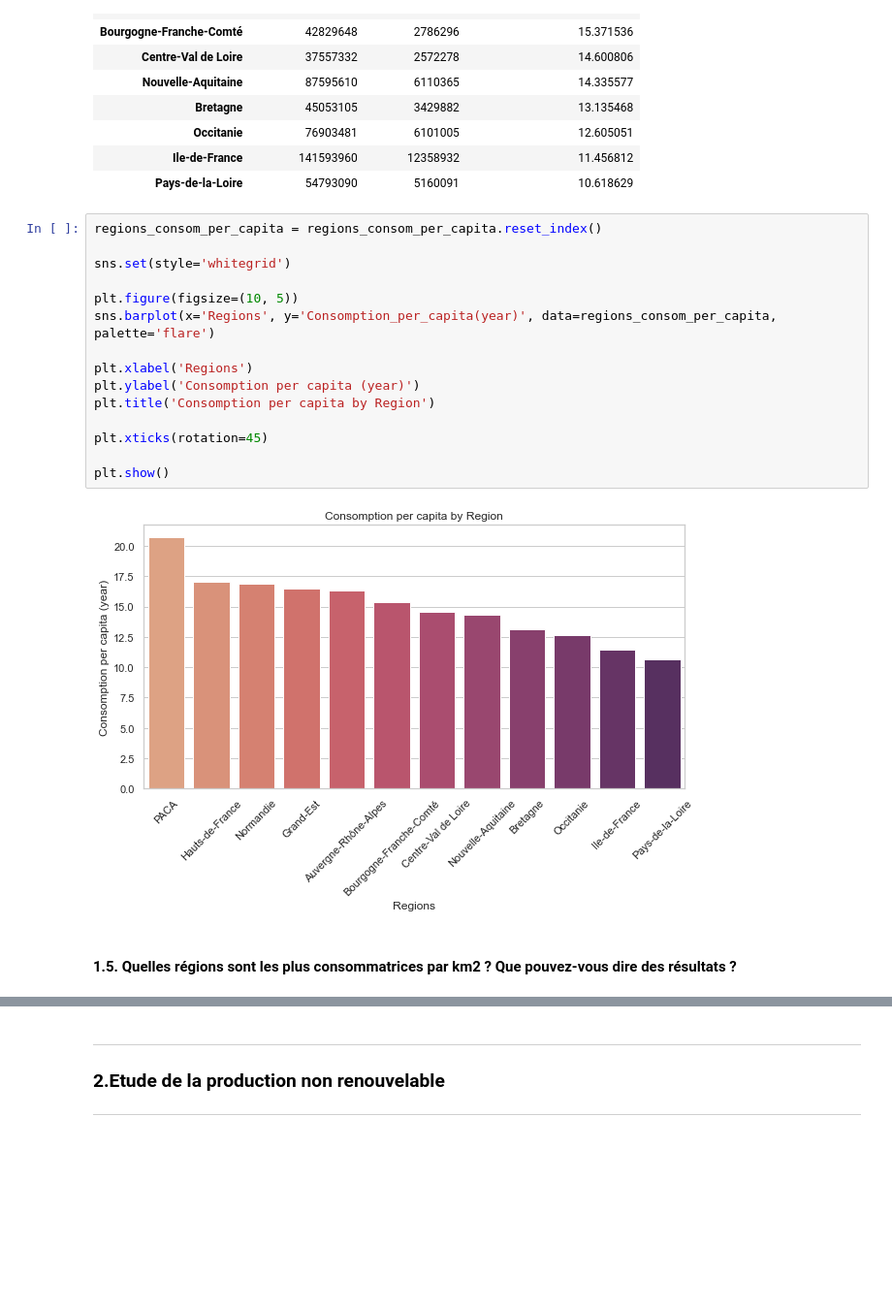
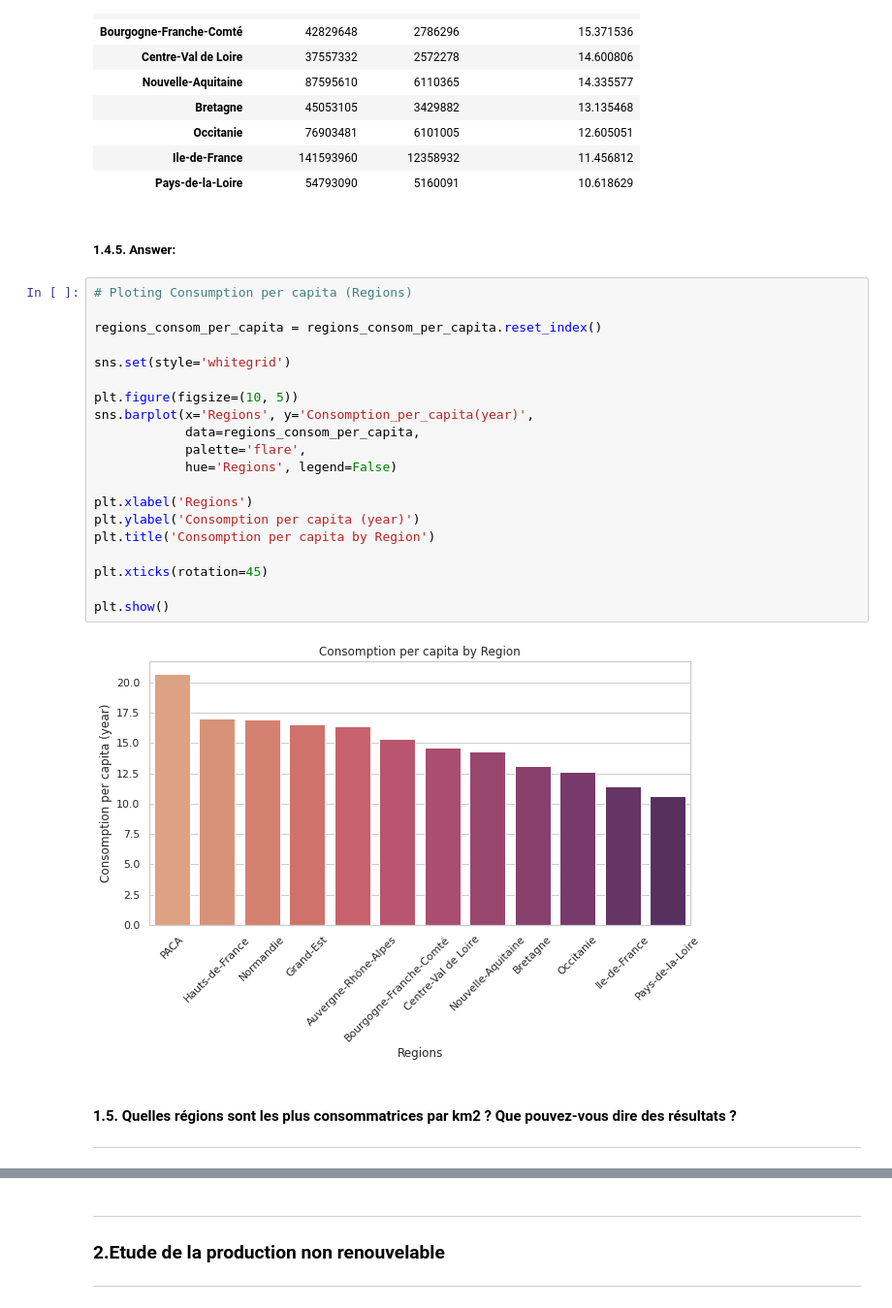
Before and after one commit to eusoumarkinhoz/Stats_Prob-2, a Jupyter notebook: Notebook/1.2 _wip_Regional - Series temporelles.ipynb, the cells around one changed output, grey strips where cells are left out. Shown: that part at 97% size. Saved outputs shown, nothing was run; the diff lists cells and outputs as text; blank space fills up the shorter version.

```diff
--- a/Notebook/1.2 _wip_Regional - Series temporelles.ipynb
+++ b/Notebook/1.2 _wip_Regional - Series temporelles.ipynb
@@ -307,22 +309,30 @@ regions_consom_per_capita
 | Occitanie | 76903481 | 6101005 | 12.605051 |
 | Ile-de-France | 141593960 | 12358932 | 11.456812 |
 | Pays-de-la-Loire | 54793090 | 5160091 | 10.618629 |
+# %% [markdown]
+##### 1.4.5. Answer:
 # %%
+# Ploting Consumption per capita (Regions)
+
 regions_consom_per_capita = regions_consom_per_capita.reset_index()
 
 sns.set(style='whitegrid')
 
 plt.figure(figsize=(10, 5))
-sns.barplot(x='Regions', y='Consomption_per_capita(year)', data=regions_consom_per_capita, palette='flare')
+sns.barplot(x='Regions', y='Consomption_per_capita(year)',
+            data=regions_consom_per_capita,
+            palette='flare',
+            hue='Regions', legend=False)
 
 plt.xlabel('Regions')
 plt.ylabel('Consomption per capita (year)')
 plt.title('Consomption per capita by Region')
 
 plt.xticks(rotation=45)
 
 plt.show()
 # %% [output]
-[figure, old version]
+[figure, new version]
 # %% [markdown]
 #### 1.5. Quelles régions sont les plus consommatrices par km2 ? Que pouvez-vous dire des résultats ?
+___________________________________________
```
Also changed, not shown: parts of 15 cells of this notebook, 1 other file.
